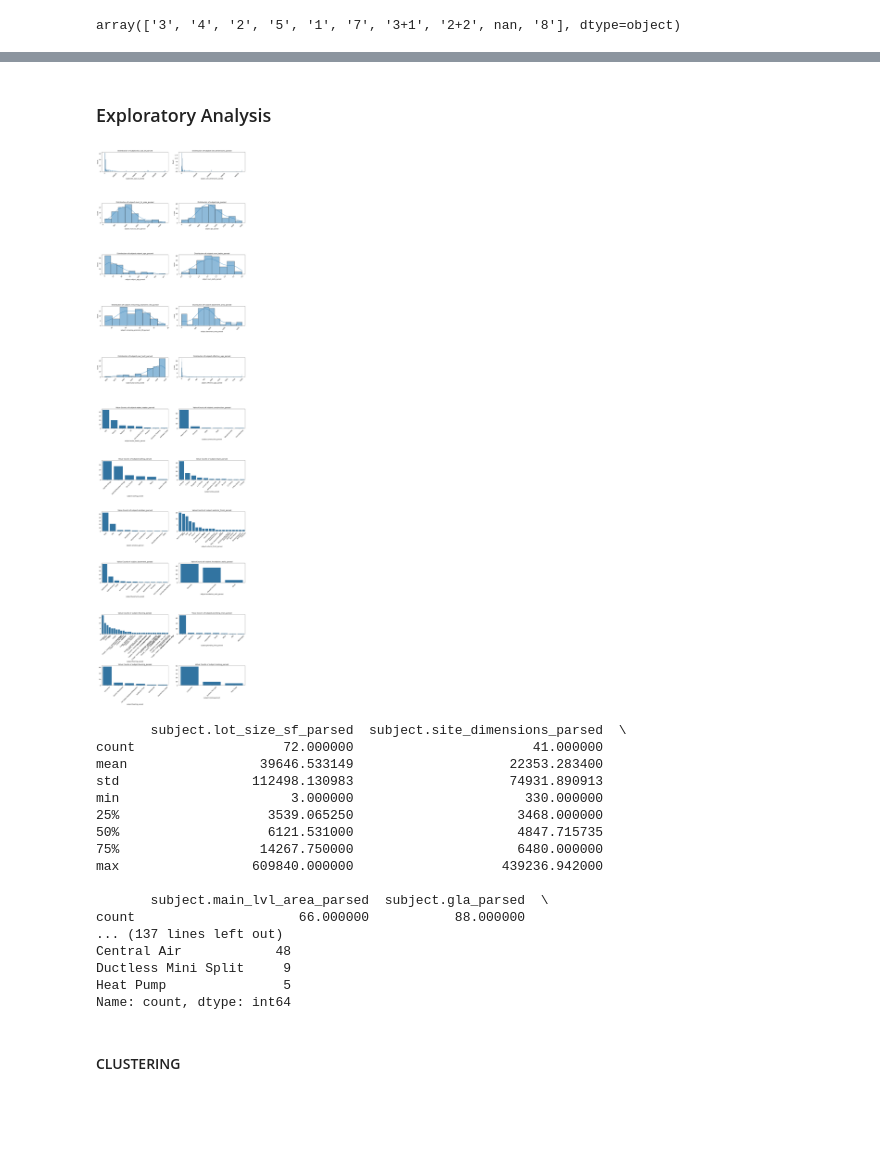
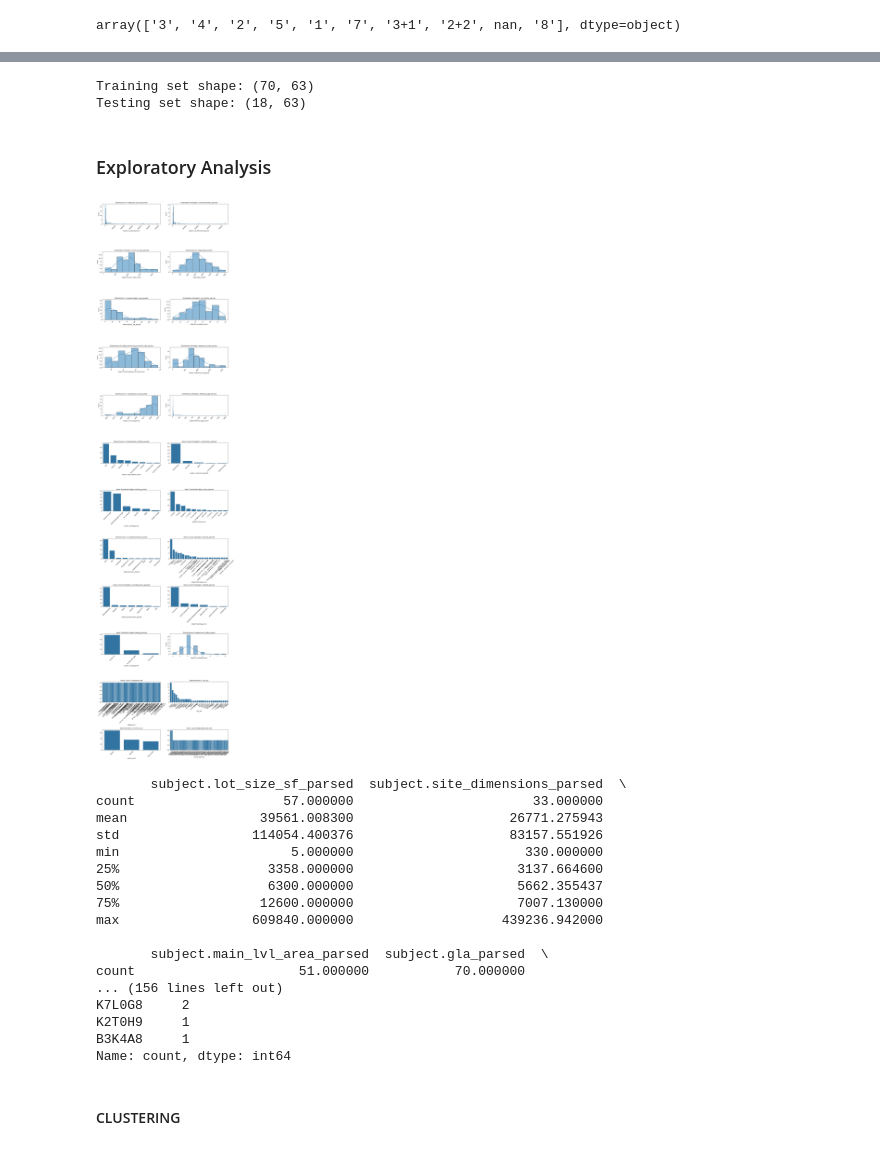
Before and after one commit to pranjali-22/Property-Recommendation-System, a Jupyter notebook: pipeline.ipynb, the cells around one changed output, grey strips where cells are left out. Drawn from its saved outputs; the diff is of its cells as text; code cells hidden in the pictures; blank space fills up the shorter version.

```diff
--- a/pipeline.ipynb
+++ b/pipeline.ipynb
@@ -1438,51 +1521,85 @@ normalized_df.describe()
+# %%
+parsed_columns = [
+    'subject.lot_size_sf_parsed',
+    'subject.site_dimensions_parsed',
+    'subject.main_lvl_area_parsed',
+    'subject.gla_parsed',
+    'subject.subject_age_parsed',
+    'subject.num_baths_parsed',
+    'subject.remaining_economic_life_parsed',
+    'subject.basement_area_parsed',
+    'subject.year_built_parsed',
+    'subject.effective_age_parsed',
+    'subject.water_heater_parsed',
+    'subject.construction_parsed',
+    'subject.roofing_parsed',
+    'subject.style_parsed',
+    'subject.windows_parsed',
+    'subject.flooring_parsed',
+    'subject.plumbing_lines_parsed',
+    'subject.heating' + '_parsed',
+    'subject.cooling_parsed',
+    'subject.num_beds_parsed',
+    'address_std',
+    'city_std', 'province_std', 'postal_code_std'
+]
+# %%
+from sklearn.model_selection import train_test_split
+
+train_df, test_df = train_test_split(normalized_df, test_size=0.2, random_state=42)
+print("Training set shape:", train_df.shape)
+print("Testing set shape:", test_df.shape)
+# %% [output]
+Training set shape: (70, 63)
+Testing set shape: (18, 63)
 # %% [markdown]
 ### Exploratory Analysis
 # %%
 import matplotlib.pyplot as plt
 import seaborn as sns
 # %%
-parsed_columns = [col for col in normalized_df.columns if 'parsed' in col]
+# parsed_columns = [col for col in train_df.columns if 'parsed' in col]
 n_cols = 2
 n_rows = (len(parsed_columns)+1)//2
 plt.figure(figsize=(15,5*n_rows))
 for i,col in enumerate(parsed_columns,1):
     plt.subplot(n_rows,n_cols,i)
-    if normalized_df[col].dtype in ['int64','float64']:
-        sns.histplot(data = normalized_df,x=col,kde = True)
+    if train_df[col].dtype in ['int64','float64']:
+        sns.histplot(data = train_df,x=col,kde = True)
         plt.title(f'Distribution of {col}')
         plt.xticks(rotation = 45)
     else:
-        value_counts = normalized_df[col].value_counts()
+        value_counts = train_df[col].value_counts()
         sns.barplot(x = value_counts.index, y = value_counts.values)
         plt.title(f'Value Counts of {col}')
         plt.xticks(rotation = 45)
     plt.tight_layout()
 plt.show()
-numeric_parsed = normalized_df[parsed_columns].select_dtypes(include = ['int64','float64'])
+numeric_parsed = train_df[parsed_columns].select_dtypes(include = ['int64','float64'])
 print(numeric_parsed.describe())
 
-categorical_parsed = normalized_df[parsed_columns].select_dtypes(exclude = ['int64','float64'])
+categorical_parsed = train_df[parsed_columns].select_dtypes(exclude = ['int64','float64'])
 for col in categorical_parsed:
     print(f"\n{col}")
-    print(normalized_df[col].value_counts().head())
+    print(train_df[col].value_counts().head())
 # %% [output]
-[figure, old version]
+[figure, new version]
        subject.lot_size_sf_parsed  subject.site_dimensions_parsed  \
-count                   72.000000                       41.000000
-mean                 39646.533149                    22353.283400
-std                 112498.130983                    74931.890913
-min                      3.000000                      330.000000
-25%                   3539.065250                     3468.000000
-50%                   6121.531000                     4847.715735
-75%                  14267.750000                     6480.000000
+count                   57.000000                       33.000000
+mean                 39561.008300                    26771.275943
+std                 114054.400376                    83157.551926
+min                      5.000000                      330.000000
+25%                   3358.000000                     3137.664600
+50%                   6300.000000                     5662.355437
+75%                  12600.000000                     7007.130000
 max                 609840.000000                   439236.942000
 
        subject.main_lvl_area_parsed  subject.gla_parsed  \
-count                     66.000000           88.000000
-... (137 lines left out)
-Central Air            48
-Ductless Mini Split     9
-Heat Pump               5
+count                     51.000000           70.000000
+... (156 lines left out)
+K7L0G8     2
+K2T0H9     1
+B3K4A8     1
 Name: count, dtype: int64
 # %% [markdown]
 #### CLUSTERING
```
Also changed, not shown: parts of 16 cells of this notebook, 2 other files.
